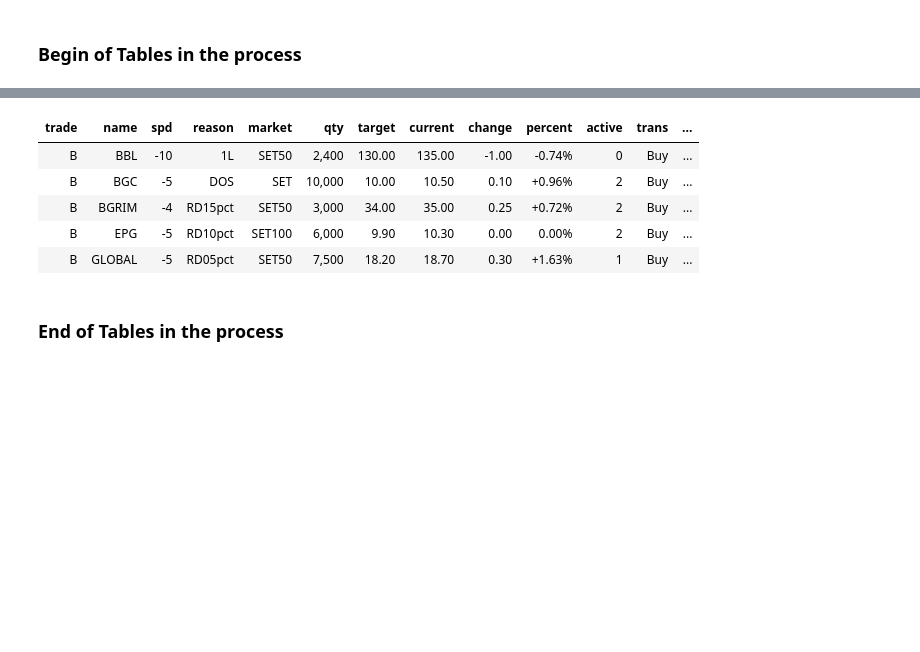
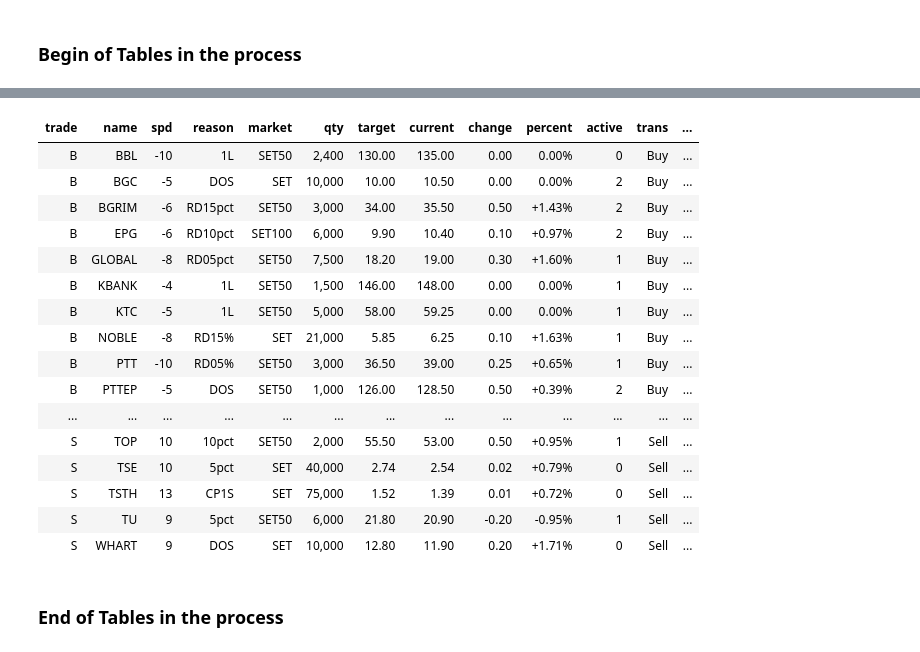
Before and after one commit to santimcs/A8, a Jupyter notebook: Daily/120-Orders.ipynb, the cells around one changed output, grey strips where cells are left out. Drawn from its saved outputs; the diff is of its cells as text; code cells hidden in the pictures; blank space fills up the shorter version.

```diff
--- a/Daily/120-Orders.ipynb
+++ b/Daily/120-Orders.ipynb
@@ -67,12 +65,23 @@ tmp[tmp.active == 2].style.background_gradient(cmap = 'Blues').format(format_dic
 # %%
-tmp.head().style.hide_index().format(format_dict)
+tmp.style.hide_index().format(format_dict)
 # %% [output]
 | trade | name | spd | reason | market | qty | target | current | change | percent | active | trans | ... |
-| B | BBL | -10 | 1L | SET50 | 2,400 | 130.00 | 135.00 | -1.00 | -0.74% | 0 | Buy | ... |
-| B | BGC | -5 | DOS | SET | 10,000 | 10.00 | 10.50 | 0.10 | +0.96% | 2 | Buy | ... |
-| B | BGRIM | -4 | RD15pct | SET50 | 3,000 | 34.00 | 35.00 | 0.25 | +0.72% | 2 | Buy | ... |
-| B | EPG | -5 | RD10pct | SET100 | 6,000 | 9.90 | 10.30 | 0.00 | 0.00% | 2 | Buy | ... |
-| B | GLOBAL | -5 | RD05pct | SET50 | 7,500 | 18.20 | 18.70 | 0.30 | +1.63% | 1 | Buy | ... |
+| B | BBL | -10 | 1L | SET50 | 2,400 | 130.00 | 135.00 | 0.00 | 0.00% | 0 | Buy | ... |
+| B | BGC | -5 | DOS | SET | 10,000 | 10.00 | 10.50 | 0.00 | 0.00% | 2 | Buy | ... |
+| B | BGRIM | -6 | RD15pct | SET50 | 3,000 | 34.00 | 35.50 | 0.50 | +1.43% | 2 | Buy | ... |
+| B | EPG | -6 | RD10pct | SET100 | 6,000 | 9.90 | 10.40 | 0.10 | +0.97% | 2 | Buy | ... |
+| B | GLOBAL | -8 | RD05pct | SET50 | 7,500 | 18.20 | 19.00 | 0.30 | +1.60% | 1 | Buy | ... |
+| B | KBANK | -4 | 1L | SET50 | 1,500 | 146.00 | 148.00 | 0.00 | 0.00% | 1 | Buy | ... |
+| B | KTC | -5 | 1L | SET50 | 5,000 | 58.00 | 59.25 | 0.00 | 0.00% | 1 | Buy | ... |
+| B | NOBLE | -8 | RD15% | SET | 21,000 | 5.85 | 6.25 | 0.10 | +1.63% | 1 | Buy | ... |
+| B | PTT | -10 | RD05% | SET50 | 3,000 | 36.50 | 39.00 | 0.25 | +0.65% | 1 | Buy | ... |
+| B | PTTEP | -5 | DOS | SET50 | 1,000 | 126.00 | 128.50 | 0.50 | +0.39% | 2 | Buy | ... |
+| ... | ... | ... | ... | ... | ... | ... | ... | ... | ... | ... | ... | ... |
+| S | TOP | 10 | 10pct | SET50 | 2,000 | 55.50 | 53.00 | 0.50 | +0.95% | 1 | Sell | ... |
+| S | TSE | 10 | 5pct | SET | 40,000 | 2.74 | 2.54 | 0.02 | +0.79% | 0 | Sell | ... |
+| S | TSTH | 13 | CP1S | SET | 75,000 | 1.52 | 1.39 | 0.01 | +0.72% | 0 | Sell | ... |
+| S | TU | 9 | 5pct | SET50 | 6,000 | 21.80 | 20.90 | -0.20 | -0.95% | 1 | Sell | ... |
+| S | WHART | 9 | DOS | SET | 10,000 | 12.80 | 11.90 | 0.20 | +1.71% | 0 | Sell | ... |
 # %% [markdown]
 ### End of Tables in the process
 # %% [markdown]
```
Also changed, not shown: parts of 18 cells of this notebook, 35 other files.
